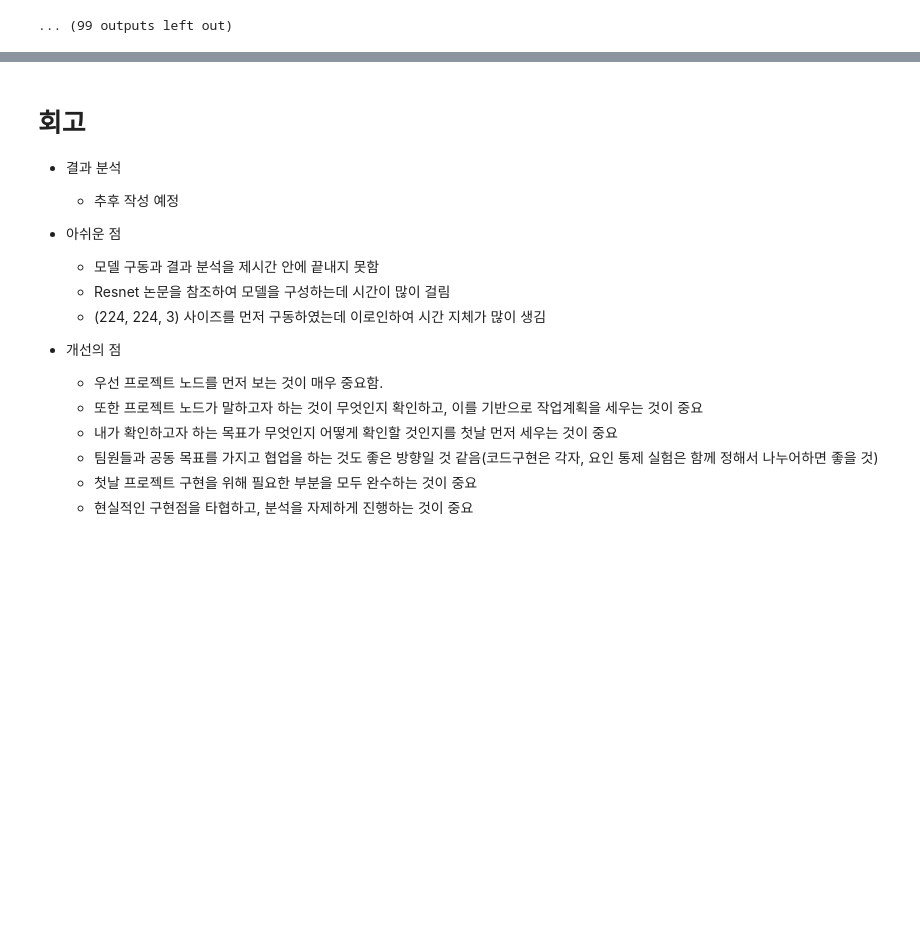
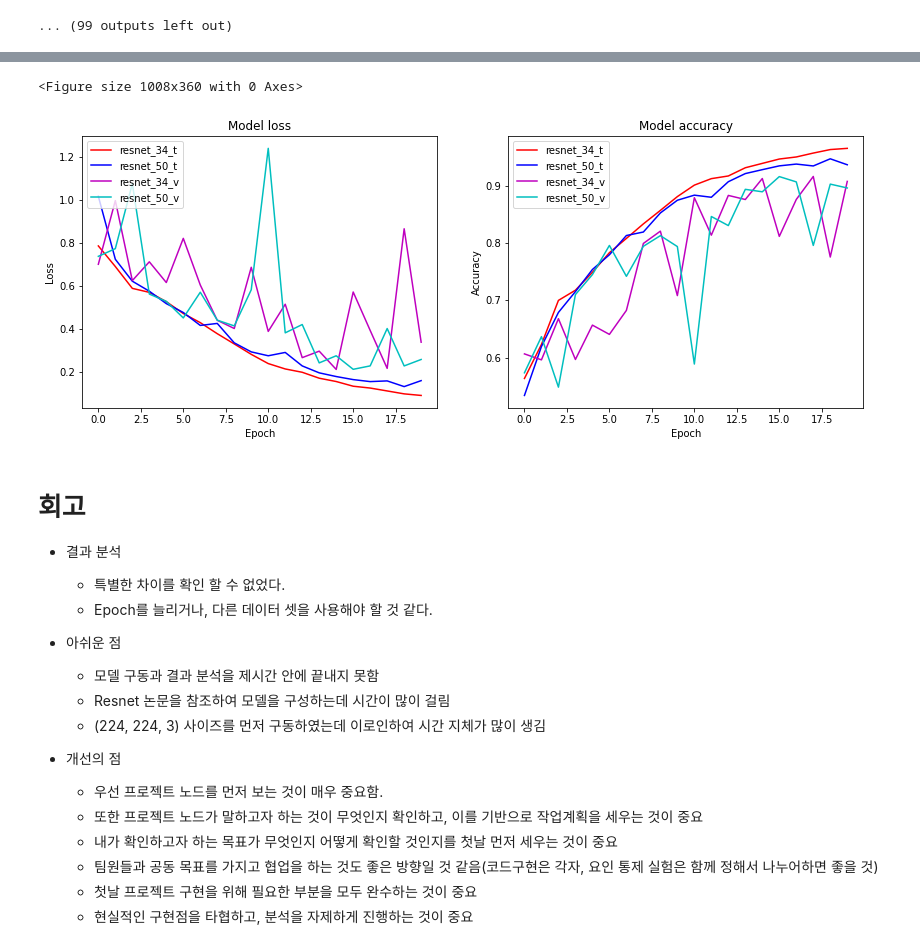
Before and after one commit to yengerche/AIFFEL_quest_rs, a Jupyter notebook: GoingDeeper/GD01/GD01.ipynb, the cells around one changed output, grey strips where cells are left out. Drawn from its saved outputs; the diff is of its cells as text; code cells hidden in the pictures; blank space fills up the shorter version.

```diff
--- a/GoingDeeper/GD01/GD01.ipynb
+++ b/GoingDeeper/GD01/GD01.ipynb
@@ -355,5 +355,5 @@ Corrupt JPEG data: 162 extraneous bytes before marker 0xd9
 Corrupt JPEG data: 252 extraneous bytes before marker 0xd9
 ... (98 outputs left out)
 # %%
-with open('history/history_plain_50.json', 'w') as f:
-    json.dump(history_plain_50.history, f)
+#with open('history/history_plain_50.json', 'w') as f:
+    #json.dump(history_plain_50.history, f)
@@ -450,8 +529,37 @@ with open('history/history_plain_34.json', 'w') as f:
+# %%
+plt.figure(figsize=(14, 5))
+
+plt.figure(figsize=(14, 5))
+
+plt.subplot(121)
+plt.plot(history_resnet_34['loss'], 'r')
+plt.plot(history_resnet_50['loss'], 'b')
+plt.plot(history_resnet_34['val_loss'], 'm')
+plt.plot(history_resnet_50['val_loss'], 'c')
+plt.title('Model loss')
+plt.ylabel('Loss')
+plt.xlabel('Epoch')
+plt.legend(['resnet_34_t', 'resnet_50_t', 'resnet_34_v', 'resnet_50_v'], loc='upper left')
+
+plt.subplot(122)
+plt.plot(history_resnet_34['accuracy'], 'r')
+plt.plot(history_resnet_50['accuracy'], 'b')
+plt.plot(history_resnet_34['val_accuracy'], 'm')
+plt.plot(history_resnet_50['val_accuracy'], 'c')
+plt.title('Model accuracy')
+plt.ylabel('Accuracy')
+plt.xlabel('Epoch')
+plt.legend(['resnet_34_t', 'resnet_50_t', 'resnet_34_v', 'resnet_50_v'], loc='upper left')
+plt.show()
+# %% [output]
+<Figure size 1008x360 with 0 Axes>
+[figure, added]
 # %% [markdown]
 # 회고
 
 - 결과 분석
-    - 추후 작성 예정
+    - 특별한 차이를 확인 할 수 없었다.
+    - Epoch를 늘리거나, 다른 데이터 셋을 사용해야 할 것 같다.
 
 - 아쉬운 점
     - 모델 구동과 결과 분석을 제시간 안에 끝내지 못함
```
Also changed, not shown: parts of 13 cells of this notebook.
